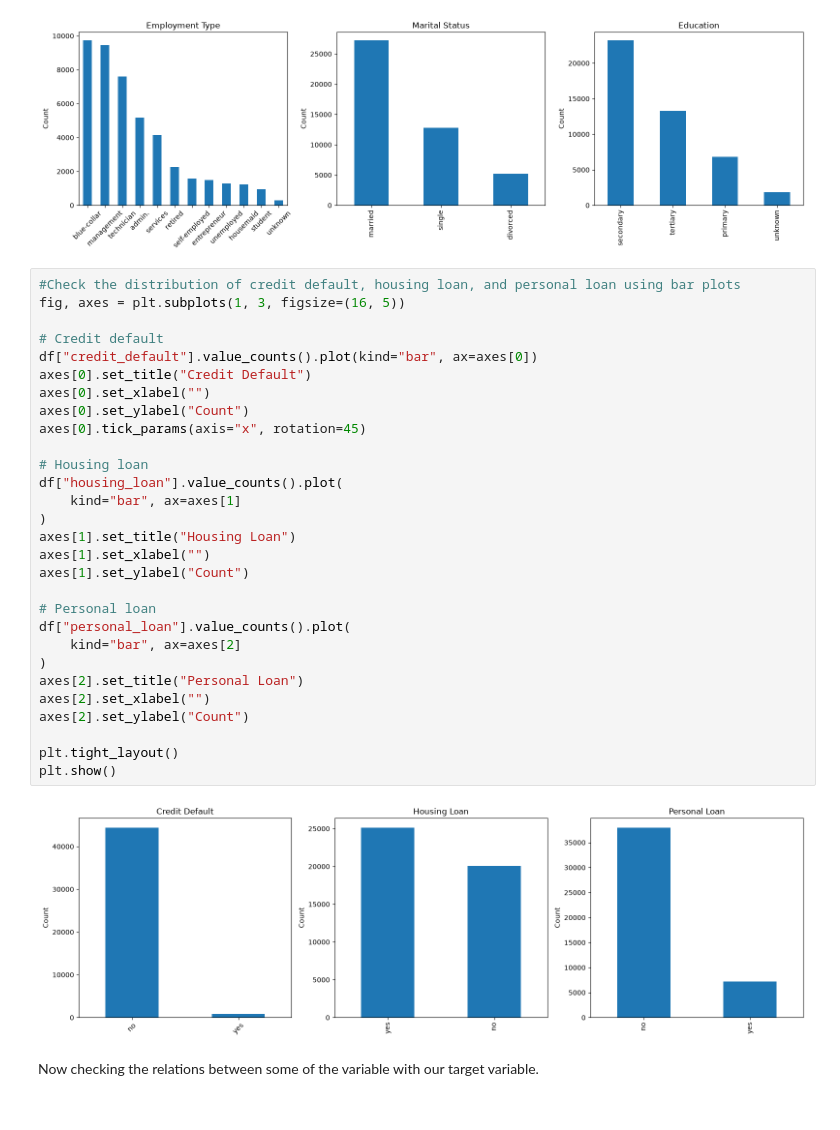
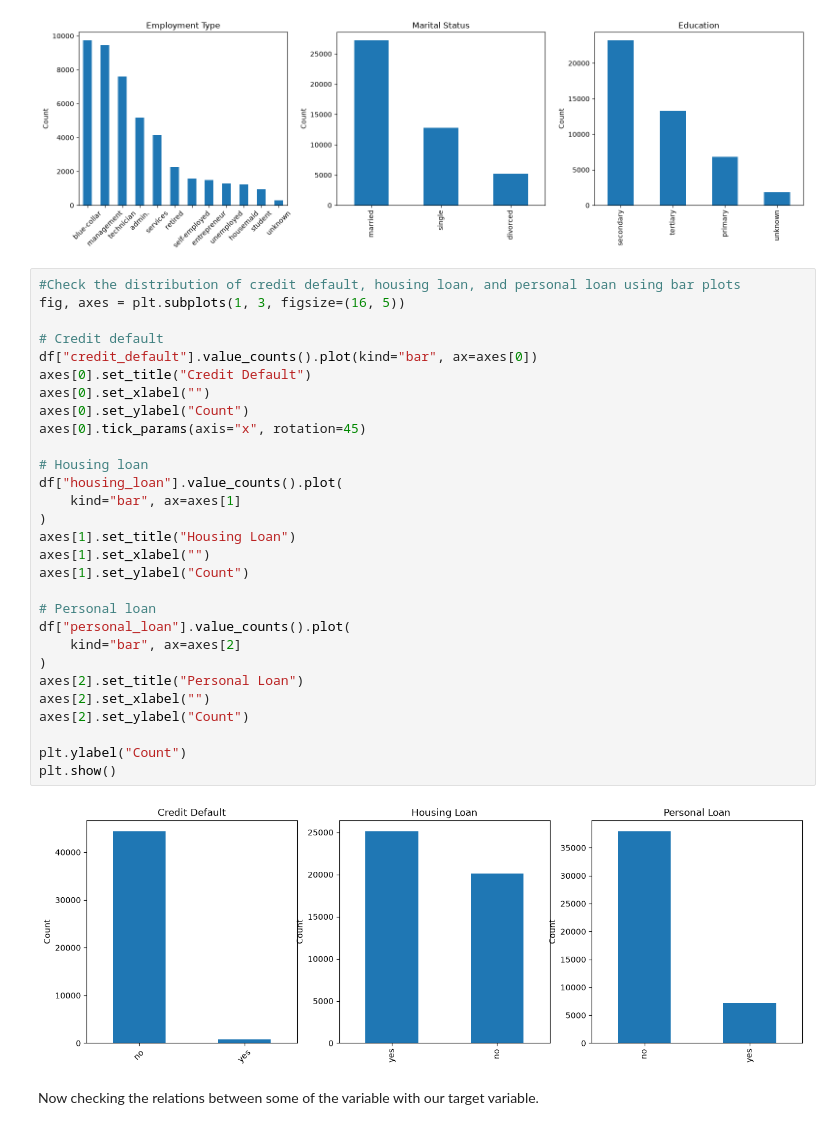
Before and after one commit to AwendyG/Bank-Marketing-Project, a Jupyter notebook: file.ipynb, the cells around one changed output. Saved outputs shown, nothing was run; the diff lists cells and outputs as text.

```diff
--- a/file.ipynb
+++ b/file.ipynb
@@ -165,34 +168,34 @@ plt.show()
 # %%
 #Check the distribution of credit default, housing loan, and personal loan using bar plots
 fig, axes = plt.subplots(1, 3, figsize=(16, 5))
 
 # Credit default
 df["credit_default"].value_counts().plot(kind="bar", ax=axes[0])
 axes[0].set_title("Credit Default")
 axes[0].set_xlabel("")
 axes[0].set_ylabel("Count")
 axes[0].tick_params(axis="x", rotation=45)
 
 # Housing loan
 df["housing_loan"].value_counts().plot(
     kind="bar", ax=axes[1]
 )
 axes[1].set_title("Housing Loan")
 axes[1].set_xlabel("")
 axes[1].set_ylabel("Count")
 
 # Personal loan
 df["personal_loan"].value_counts().plot(
     kind="bar", ax=axes[2]
 )
 axes[2].set_title("Personal Loan")
 axes[2].set_xlabel("")
 axes[2].set_ylabel("Count")
 
-plt.tight_layout()
+plt.ylabel("Count")
 plt.show()
 # %% [output]
-[figure, old version]
+[figure, new version]
 # %% [markdown]
 Now checking the relations between some of the variable with our target variable.
 # %%
```
Also changed, not shown: parts of 17 cells of this notebook.
